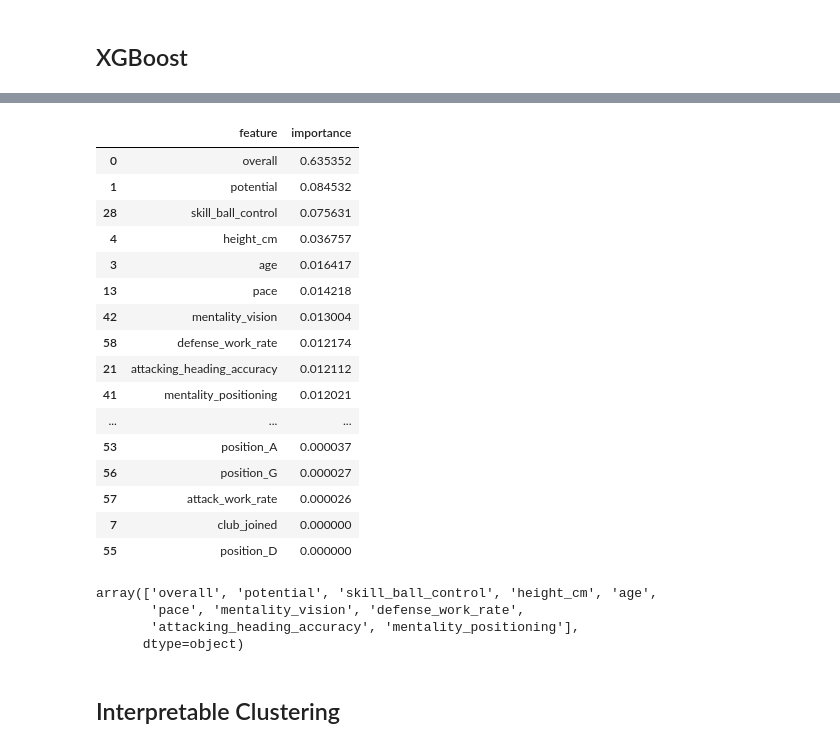
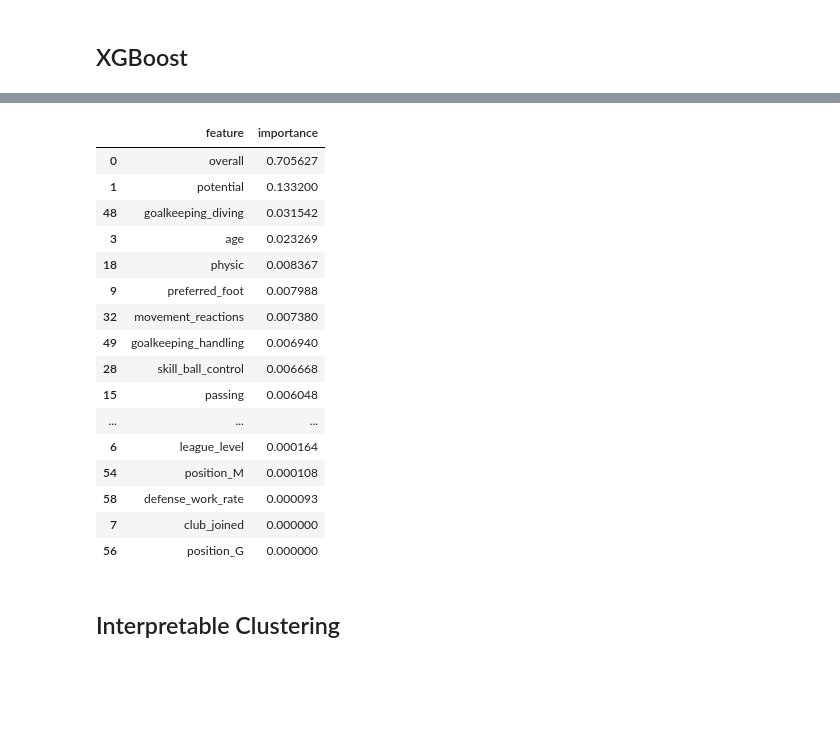
Before and after one commit to azanon00/Transfer_Strategy_Prescription, a Jupyter notebook: code/andrea_models_python.ipynb, the cells around one changed output, grey strips where cells are left out. Cells and saved outputs as stored; diff of their text form; code cells hidden in the pictures; blank space fills up the shorter version.

```diff
--- a/code/andrea_models_python.ipynb
+++ b/code/andrea_models_python.ipynb
@@ -458,35 +492,25 @@ XGB_model = pickle.load(open("XGB_model.pkl", "rb"))
-# %%
-# print feature importance of the xgboost model
-importances = pd.DataFrame({"feature": X_train_valid.columns, "importance": XGB_model.feature_importances_})
-importances = importances.sort_values("importance", ascending = False)
-importances
-# %% [output]
-|  | feature | importance |
-| 0 | overall | 0.635352 |
-| 1 | potential | 0.084532 |
-| 28 | skill_ball_control | 0.075631 |
-| 4 | height_cm | 0.036757 |
-| 3 | age | 0.016417 |
-| 13 | pace | 0.014218 |
-| 42 | mentality_vision | 0.013004 |
-| 58 | defense_work_rate | 0.012174 |
-| 21 | attacking_heading_accuracy | 0.012112 |
-| 41 | mentality_positioning | 0.012021 |
-| ... | ... | ... |
-| 53 | position_A | 0.000037 |
-| 56 | position_G | 0.000027 |
-| 57 | attack_work_rate | 0.000026 |
-| 7 | club_joined | 0.000000 |
-| 55 | position_D | 0.000000 |
 # %%
 # keep only the features with an importance higher than 0.01
 XGB_best_features = importances[importances["importance"] > 0.01]["feature"].values
-XGB_best_features
+importances
 # %% [output]
-array(['overall', 'potential', 'skill_ball_control', 'height_cm', 'age',
-       'pace', 'mentality_vision', 'defense_work_rate',
-       'attacking_heading_accuracy', 'mentality_positioning'],
-      dtype=object)
+|  | feature | importance |
+| 0 | overall | 0.705627 |
+| 1 | potential | 0.133200 |
+| 48 | goalkeeping_diving | 0.031542 |
+| 3 | age | 0.023269 |
+| 18 | physic | 0.008367 |
+| 9 | preferred_foot | 0.007988 |
+| 32 | movement_reactions | 0.007380 |
+| 49 | goalkeeping_handling | 0.006940 |
+| 28 | skill_ball_control | 0.006668 |
+| 15 | passing | 0.006048 |
+| ... | ... | ... |
+| 6 | league_level | 0.000164 |
+| 54 | position_M | 0.000108 |
+| 58 | defense_work_rate | 0.000093 |
+| 7 | club_joined | 0.000000 |
+| 56 | position_G | 0.000000 |
 # %% [markdown]
 ## Interpretable Clustering
 # %%
```
Also changed, not shown: parts of 16 cells of this notebook, 14 other files.
